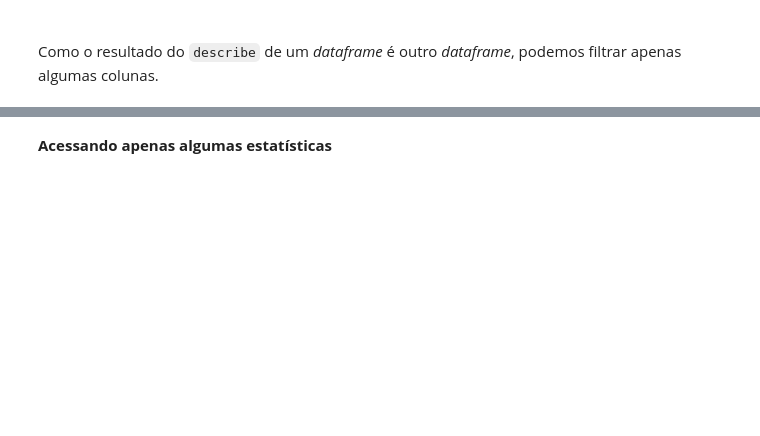
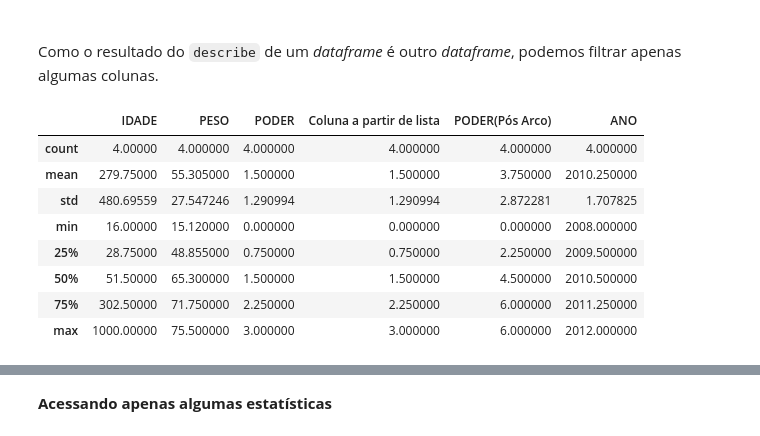
Before and after one commit to JairCipriano/projeto_machine_learning, a Jupyter notebook: projeto_pandas/manipulacao_de_dados_codigo_base.ipynb, the cells around one changed output, grey strips where cells are left out. Drawn from its saved outputs; the diff is of its cells as text; code cells hidden in the pictures; blank space fills up the shorter version.

```diff
--- a/projeto_pandas/manipulacao_de_dados_codigo_base.ipynb
+++ b/projeto_pandas/manipulacao_de_dados_codigo_base.ipynb
@@ -1323,3 +1328,5 @@ Essas são apenas algumas das possíveis _técnicas de limpeza de dados_. Outras
 O Pandas fornecem algumas funções/métodos ue computam certas estatísticas descritivas.
 # %% [markdown]
 `describe`: exibe várias **estatísticas descritivas** para os _atributos_ de um dataframe ou para uma _Series_.
+# %%
+persona_fim = pd.read_csv(r"C:\Users\Jair\Documents\Estudos Jair\projeto_machine_learning\projeto_pandas\datasets\personagens.csv")
@@ -1327,3 +1342,15 @@ O Pandas fornecem algumas funções/métodos ue computam certas estatísticas de
 <br/>
 
 Como o resultado do `describe` de um _dataframe_ é outro _dataframe_, podemos filtrar apenas algumas colunas.
+# %%
+persona_fim.describe()
+# %% [output]
+|  | IDADE | PESO | PODER | Coluna a partir de lista | PODER(Pós Arco) | ANO |
+| count | 4.00000 | 4.000000 | 4.000000 | 4.000000 | 4.000000 | 4.000000 |
+| mean | 279.75000 | 55.305000 | 1.500000 | 1.500000 | 3.750000 | 2010.250000 |
+| std | 480.69559 | 27.547246 | 1.290994 | 1.290994 | 2.872281 | 1.707825 |
+| min | 16.00000 | 15.120000 | 0.000000 | 0.000000 | 0.000000 | 2008.000000 |
+| 25% | 28.75000 | 48.855000 | 0.750000 | 0.750000 | 2.250000 | 2009.500000 |
+| 50% | 51.50000 | 65.300000 | 1.500000 | 1.500000 | 4.500000 | 2010.500000 |
+| 75% | 302.50000 | 71.750000 | 2.250000 | 2.250000 | 6.000000 | 2011.250000 |
+| max | 1000.00000 | 75.500000 | 3.000000 | 3.000000 | 6.000000 | 2012.000000 |
```
Also changed, not shown: parts of 23 cells of this notebook, 8 other files.
